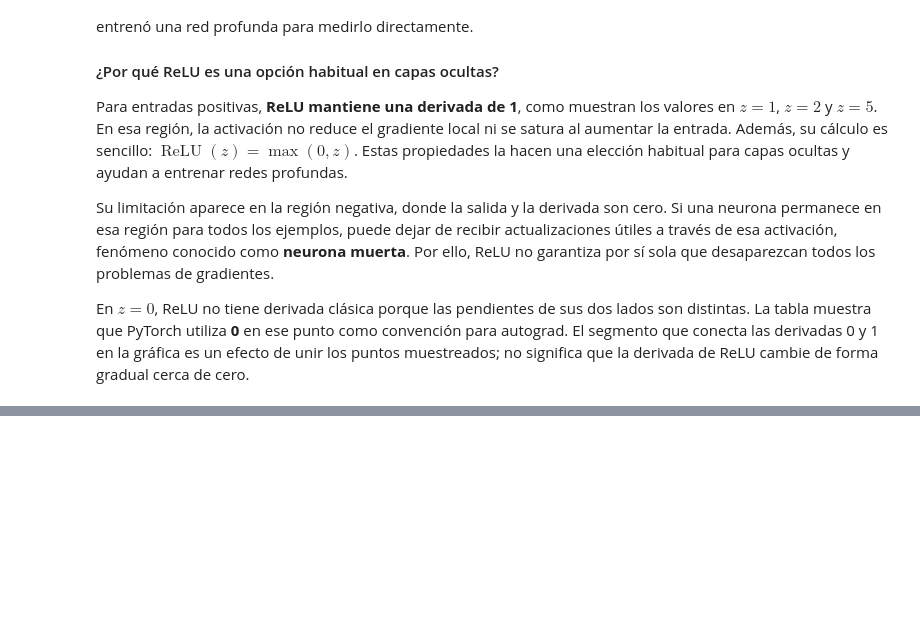
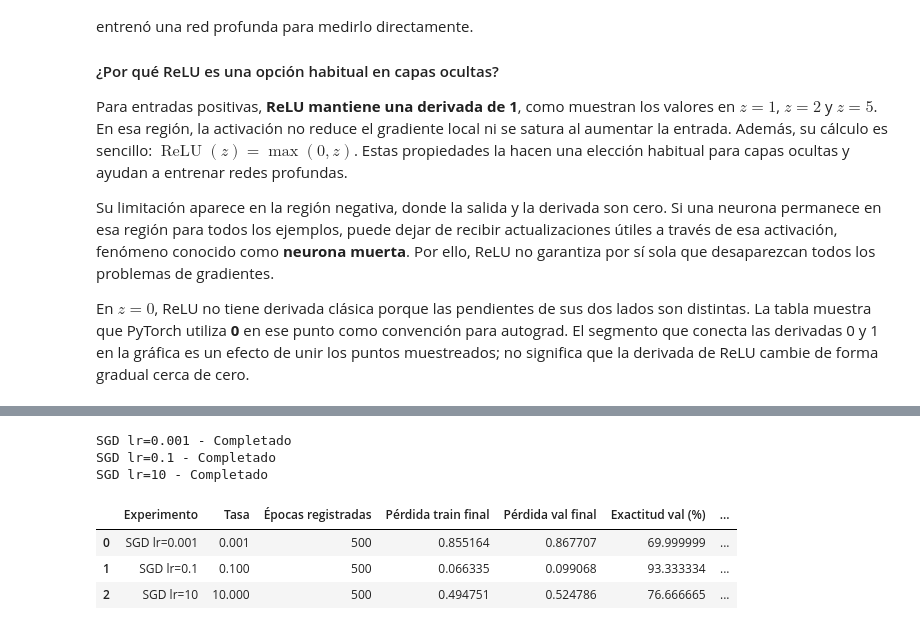
Before and after one commit to Jtanchezz/NLP, a Jupyter notebook: Lab8/lab8.ipynb, the cells around one changed output, grey strips where cells are left out. Saved outputs shown, nothing was run; the diff lists cells and outputs as text; code cells hidden in the pictures; blank space fills up the shorter version.

```diff
--- a/Lab8/lab8.ipynb
+++ b/Lab8/lab8.ipynb
@@ -443,0 +571,80 @@ En **$z=0$**, ReLU no tiene derivada clásica porque las pendientes de sus dos l
+# %%
+EPOCAS_IRIS = 500
+criterio_iris = nn.CrossEntropyLoss()
+
+
+def entrenar_iris(tipo_optimizador, tasa=None):
+    modelo = MLPIris()
+    modelo.load_state_dict(estado_inicial_iris)
+    if tipo_optimizador == "SGD":
+        optimizador = torch.optim.SGD(modelo.parameters(), lr=tasa)
+    elif tipo_optimizador == "Adam":
+        optimizador = torch.optim.Adam(modelo.parameters())  # Tasa por defecto.
+    else:
+        raise ValueError("Optimizador no reconocido")
+
+    historial = {"epoca": [], "train_loss": [], "val_loss": []}
+    estado = "Completado"
+    for epoca in range(1, EPOCAS_IRIS + 1):
+        modelo.train()
+        optimizador.zero_grad()
+        logits = modelo(X_train_t)              # 1. Forward.
+        perdida = criterio_iris(logits, y_train_t)  # 2. Pérdida.
+        if not torch.isfinite(perdida):
+            estado = f"Pérdida no finita antes de actualizar en época {epoca}"
+            break
+        perdida.backward()                     # 3. Retropropagación.
+        optimizador.step()                     # 4. Actualización de parámetros.
+
+        modelo.eval()
+        with torch.no_grad():
+            perdida_train = criterio_iris(modelo(X_train_t), y_train_t).item()
+            perdida_val = criterio_iris(modelo(X_val_t), y_val_t).item()
+        historial["epoca"].append(epoca)
+        historial["train_loss"].append(perdida_train)
+        historial["val_loss"].append(perdida_val)
+        if not np.isfinite([perdida_train, perdida_val]).all():
+            estado = f"Pérdida no finita después de actualizar en época {epoca}"
+            break
+
+    modelo.eval()
+    with torch.no_grad():
+        logits_val = modelo(X_val_t)
+        val_loss = criterio_iris(logits_val, y_val_t).item()
+        # Una exactitud basada en logits no finitos no es interpretable.
+        val_acc = ((logits_val.argmax(dim=1) == y_val_t).float().mean().item()
+                   if torch.isfinite(logits_val).all() else float("nan"))
+    return {
+        "modelo": modelo, "historial": historial, "estado": estado,
+        "lr": optimizador.param_groups[0]["lr"],
+        "val_loss": val_loss, "val_acc": val_acc,
+    }
+
+
+experimentos_iris = {}
+for tasa in [0.001, 0.1, 10.0]:
+    nombre = f"SGD lr={tasa:g}"
+    experimentos_iris[nombre] = entrenar_iris("SGD", tasa)
+    print(nombre, "-", experimentos_iris[nombre]["estado"])
+
+
+def tabla_experimentos_iris(experimentos):
+    return pd.DataFrame([
+        {"Experimento": nombre, "Tasa": datos["lr"],
+         "Épocas registradas": len(datos["historial"]["epoca"]),
+         "Pérdida train final": datos["historial"]["train_loss"][-1],
+         "Pérdida val final": datos["val_loss"],
+         "Exactitud val (%)": 100 * datos["val_acc"], "Estado": datos["estado"]}
+        for nombre, datos in experimentos.items()
+    ])
+
+
+display(tabla_experimentos_iris(experimentos_iris))
+# %% [output]
+SGD lr=0.001 - Completado
+SGD lr=0.1 - Completado
+SGD lr=10 - Completado
+|  | Experimento | Tasa | Épocas registradas | Pérdida train final | Pérdida val final | Exactitud val (%) | ... |
+| 0 | SGD lr=0.001 | 0.001 | 500 | 0.855164 | 0.867707 | 69.999999 | ... |
+| 1 | SGD lr=0.1 | 0.100 | 500 | 0.066335 | 0.099068 | 93.333334 | ... |
+| 2 | SGD lr=10 | 10.000 | 500 | 0.494751 | 0.524786 | 76.666665 | ... |
```
Also changed, not shown: parts of 16 cells of this notebook.
